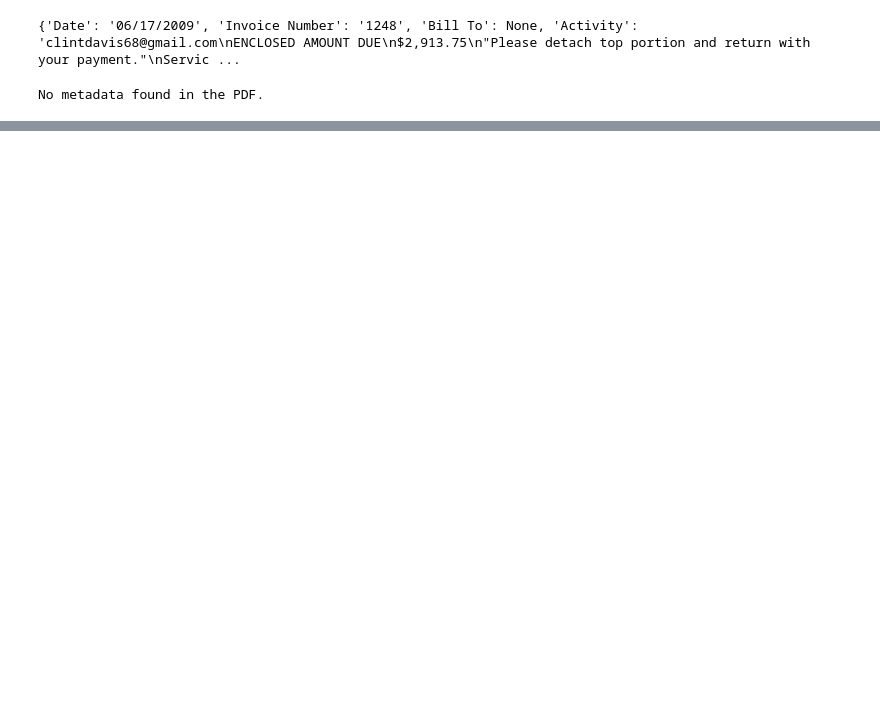
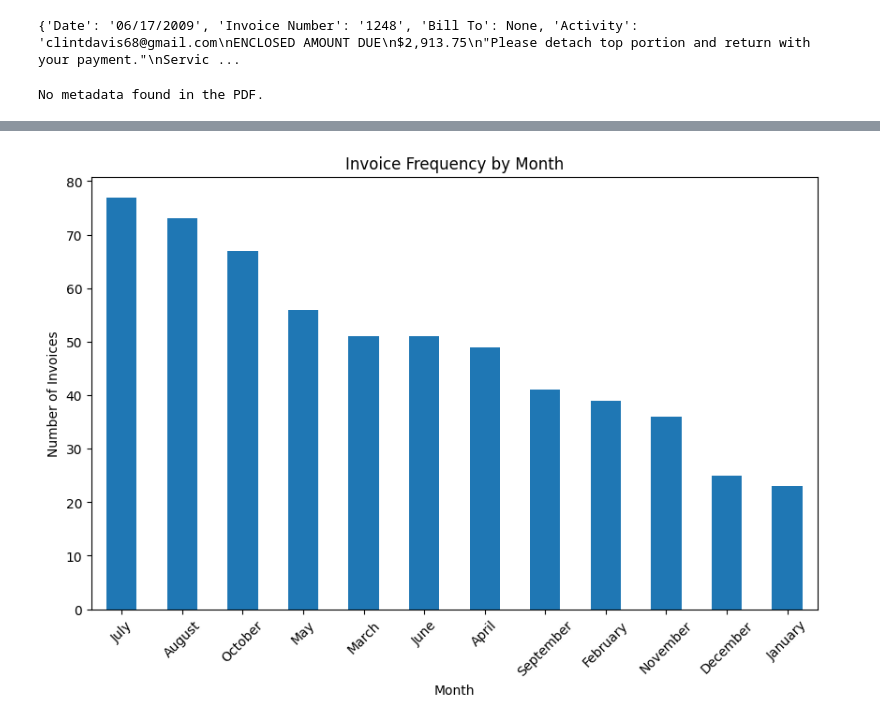
Before and after one commit to EssejTobor/Reasoning-Prompts, a Jupyter notebook: pdf_data_extraction.ipynb, the cells around one changed output, grey strips where cells are left out. Drawn from its saved outputs; the diff is of its cells as text; code cells hidden in the pictures; blank space fills up the shorter version.

```diff
--- a/pdf_data_extraction.ipynb
+++ b/pdf_data_extraction.ipynb
@@ -209,0 +202,14 @@ def extract_dates_from_folder(folder_path):
+# %%
+import pandas as pd
+
+# Assuming all_dates is already populated with your data
+# all_dates = extract_dates_from_folder(folder_path)
+
+# Create a DataFrame from the all_dates list
+df = pd.DataFrame(all_dates, columns=['Filename', 'Date'])
+
+# Display the DataFrame
+print(df)
+
+# Optionally, you can save the DataFrame to a CSV file
+df.to_csv('extracted_dates.csv', index=False)
@@ -209,0 +257,10 @@ def extract_dates_from_folder(folder_path):
+# %%
+# Convert 'Date' column to datetime format
+df['Date'] = pd.to_datetime(df['Date'], format='%m/%d/%Y', errors='coerce')
+
+# Drop rows with invalid dates (if any)
+df.dropna(subset=['Date'], inplace=True)
+
+# Analyzing the distribution of dates
+date_distribution = df['Date'].describe()
+date_distribution
@@ -209,0 +276,21 @@ def extract_dates_from_folder(folder_path):
+# %%
+from matplotlib import pyplot as plt
+
+# Grouping data by month and counting the frequency
+monthly_aggregate = df['Date'].dt.month.value_counts().sort_values(ascending=False)
+
+# Creating a mapping for month names
+month_names = {1: 'January', 2: 'February', 3: 'March', 4: 'April', 5: 'May', 6: 'June',
+               7: 'July', 8: 'August', 9: 'September', 10: 'October', 11: 'November', 12: 'December'}
+monthly_aggregate.index = monthly_aggregate.index.map(month_names)
+
+# Plotting the frequency of invoices by month
+plt.figure(figsize=(10, 6))
+monthly_aggregate.plot(kind='bar')
+plt.title('Invoice Frequency by Month')
+plt.xlabel('Month')
+plt.ylabel('Number of Invoices')
+plt.xticks(rotation=45)
+plt.show()
+# %% [output]
+[figure, added]
```
Also changed, not shown: parts of 5 cells of this notebook, 1 other file.
